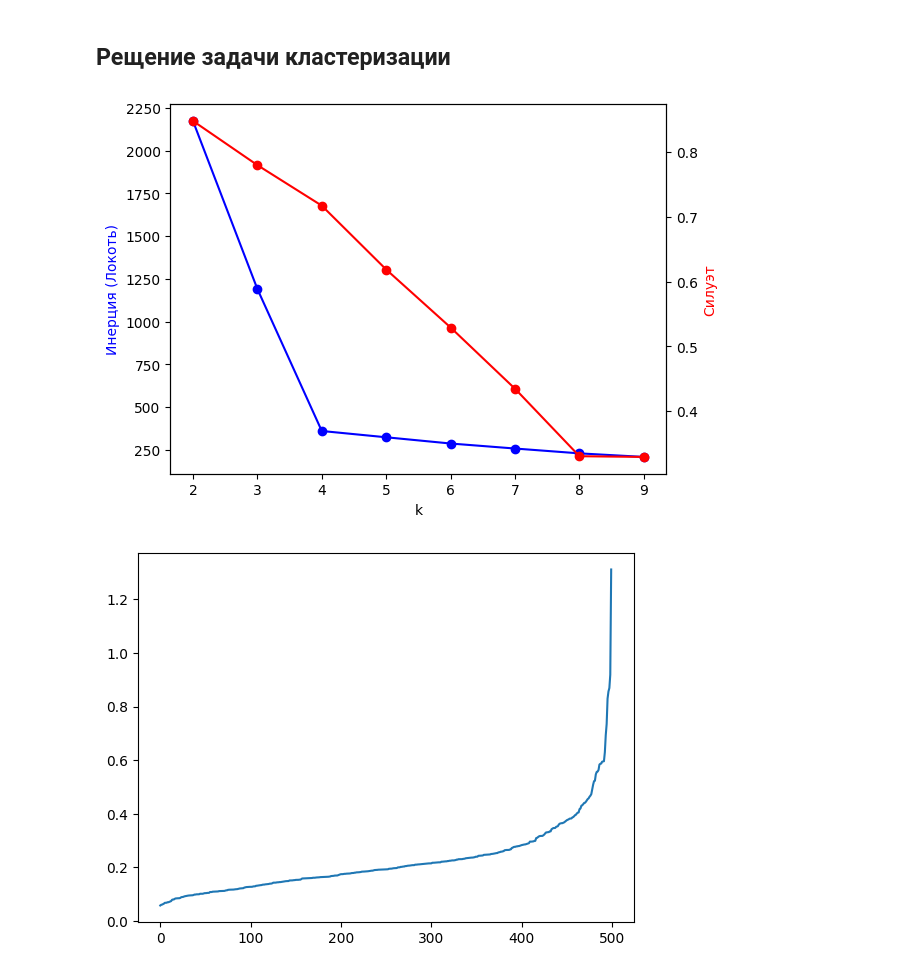
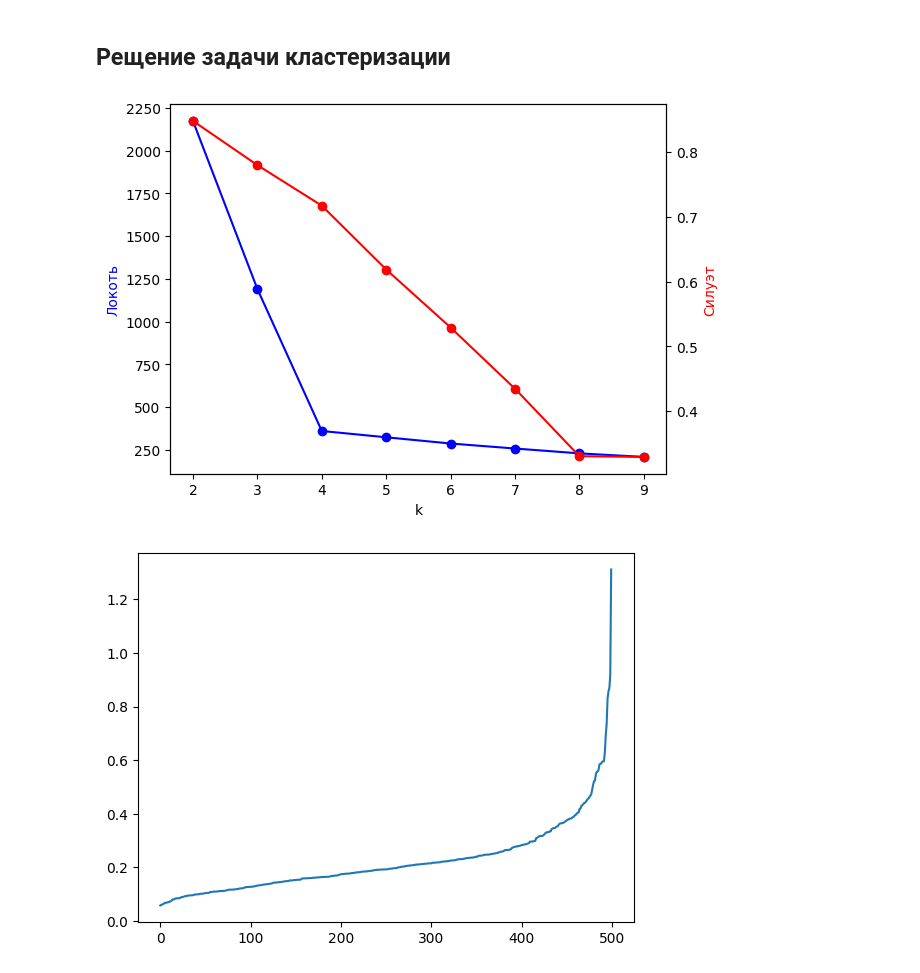
Before and after one commit to TheSlavchik/Unik, a Jupyter notebook: ML/notebooks/Lab5.ipynb, the cells around one changed output. Drawn from its saved outputs; the diff is of its cells as text; code cells hidden in the pictures.

```diff
--- a/ML/notebooks/Lab5.ipynb
+++ b/ML/notebooks/Lab5.ipynb
@@ -38,25 +38,25 @@ import numpy as np
 # %%
 def find_k(X):
     inertia = []
     sil = []
     k_range = range(2, 10)
     for k in k_range:
         km = KMeans(n_clusters=k, random_state=42, n_init=10).fit(X)
         inertia.append(km.inertia_)
         sil.append(silhouette_score(X, km.labels_))
 
     fig, ax1 = plt.subplots()
     ax1.plot(k_range, inertia, 'bo-')
     ax1.set_xlabel('k')
-    ax1.set_ylabel('Инерция (Локоть)', color='b')
+    ax1.set_ylabel('Локоть', color='b')
     ax2 = ax1.twinx()
     ax2.plot(k_range, sil, 'ro-')
     ax2.set_ylabel('Силуэт', color='r')
     plt.show()
 
 find_k(X_blobs)
 # %% [output]
-[figure, old version]
+[figure, new version]
 # %%
 def find_epsilon(X):
     neigh = NearestNeighbors(n_neighbors=4)
```
Also changed, not shown: parts of 2 cells of this notebook, 12 other files.
